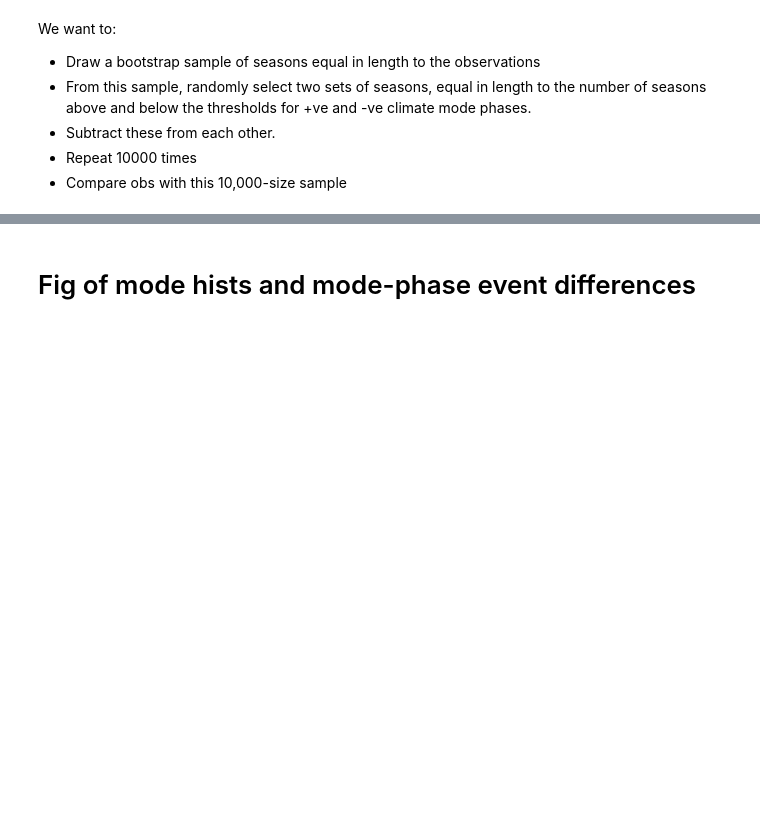
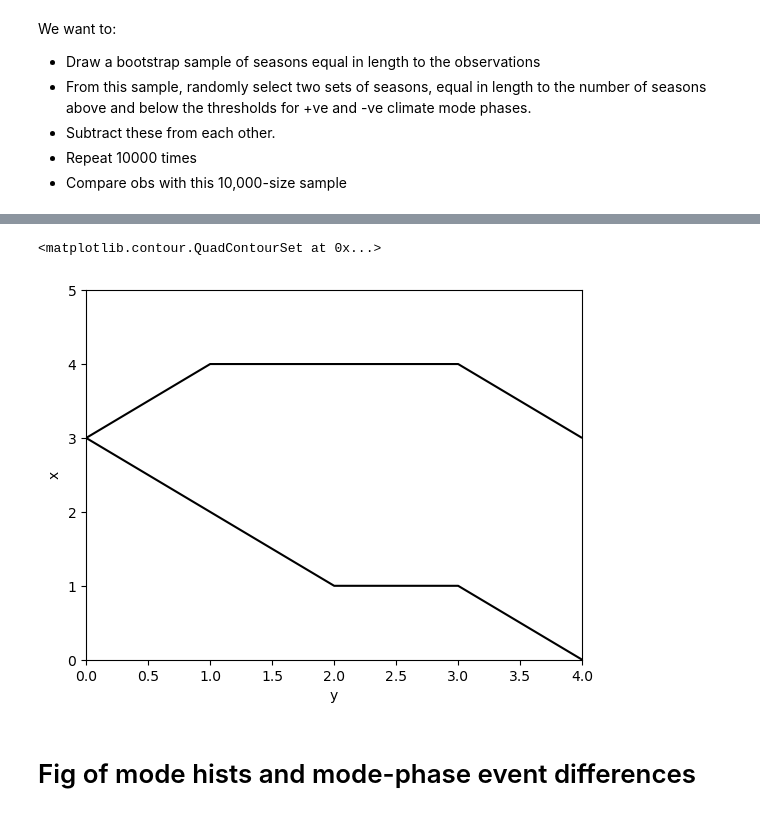
Before and after one commit to dougrichardson/Richardson_2023_energy, a Jupyter notebook: 3_modes.ipynb, the cells around one changed output, grey strips where cells are left out. Saved outputs shown, nothing was run; the diff lists cells and outputs as text; code cells hidden in the pictures; blank space fills up the shorter version.

```diff
--- a/3_modes.ipynb
+++ b/3_modes.ipynb
@@ -720,3 +710,8 @@ plot_mode_diff(
+# %%
+da.plot.contour(colors="k", levels=[-1e-6, 1e-6])
+# %% [output]
+<matplotlib.contour.QuadContourSet at 0x...>
+[figure, added]
 # %% [markdown]
 # Fig of mode hists and mode-phase event differences
 # %%
```
Also changed, not shown: parts of 11 cells of this notebook, 2 other files.
